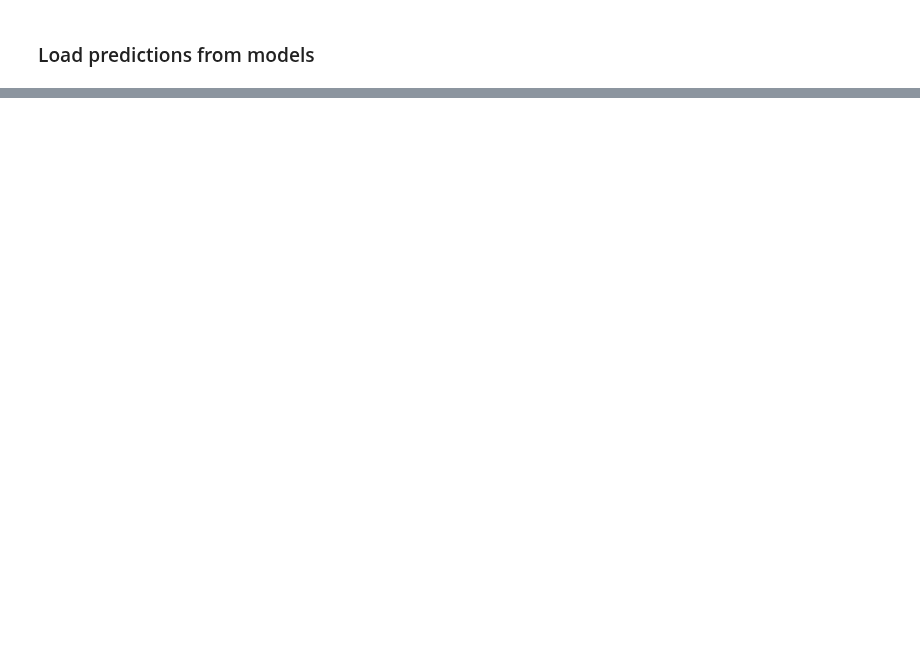
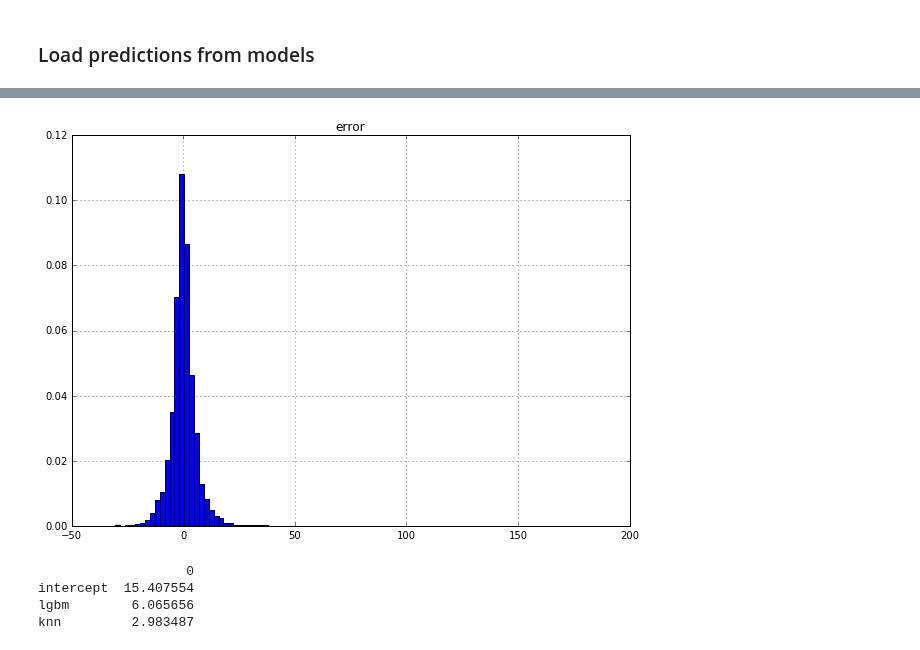
Before and after one commit to NonoMalpi/Secondary_band, a Jupyter notebook: Stacked_model.ipynb, the cells around one changed output, grey strips where cells are left out. Saved outputs shown, nothing was run; the diff lists cells and outputs as text; code cells hidden in the pictures; blank space fills up the shorter version.

```diff
--- a/Stacked_model.ipynb
+++ b/Stacked_model.ipynb
@@ -32,0 +34,14 @@ stack_df = lgbm_df.merge(pd.concat([knn_df, rf_df], axis=1), how='left', left_in
+# %%
+stack_df['hour'] = stack_df.index.hour
+
+weekday_dict = {
+    0:'L', 1:'M', 2:'X', 3:'J', 4:'V', 5:'S', 6:'D'
+}
+stack_df['date'] = pd.to_datetime(stack_df.index.date)
+stack_df['weekday'] = pd.to_datetime(stack_df['date']).dt.dayofweek
+stack_df.replace({'weekday':weekday_dict}, inplace=True)
+
+for feature in ['hour', 'weekday']:
+    stack_df[pd.get_dummies(stack_df[feature], drop_first=True).columns.tolist()] = pd.get_dummies(stack_df[feature], drop_first=True)
+# %%
+features_stack_list = [ element for element in stack_df.columns.tolist() if element not in ['band', 'hour', 'date', 'weekday']]
@@ -32,0 +50,6 @@ stack_df = lgbm_df.merge(pd.concat([knn_df, rf_df], axis=1), how='left', left_in
+# %%
+pipeline_stack = make_pipeline(Imputer(strategy='median'), StandardScaler(), SelectFromModel(Lasso(alpha=1, random_state=0)),
+                               Ridge(alpha=200, random_state=0))
+# %%
+stack_model_no_rolling = timeseries_model(stack_df, features_stack_list, 'band',
+                             '2016-01-31', '2017-03-17', 30, pipeline_stack, rolling=False)
@@ -32,0 +76,11 @@ stack_df = lgbm_df.merge(pd.concat([knn_df, rf_df], axis=1), how='left', left_in
+# %%
+stack_model_no_rolling.plot_histogram_error()
+# %% [output]
+[figure, added]
+# %%
+stack_model_no_rolling.get_feature_importance()
+# %% [output]
+                   0
+intercept  15.407554
+lgbm        6.065656
+knn         2.983487
```
Also changed, not shown: parts of 14 cells of this notebook, 10 other files.
